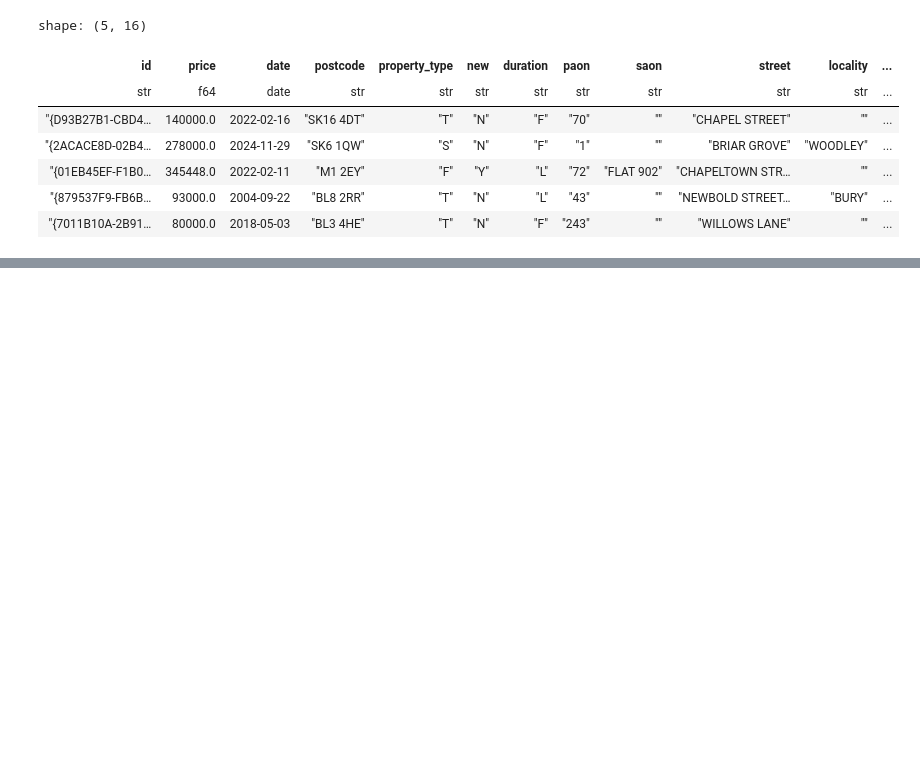
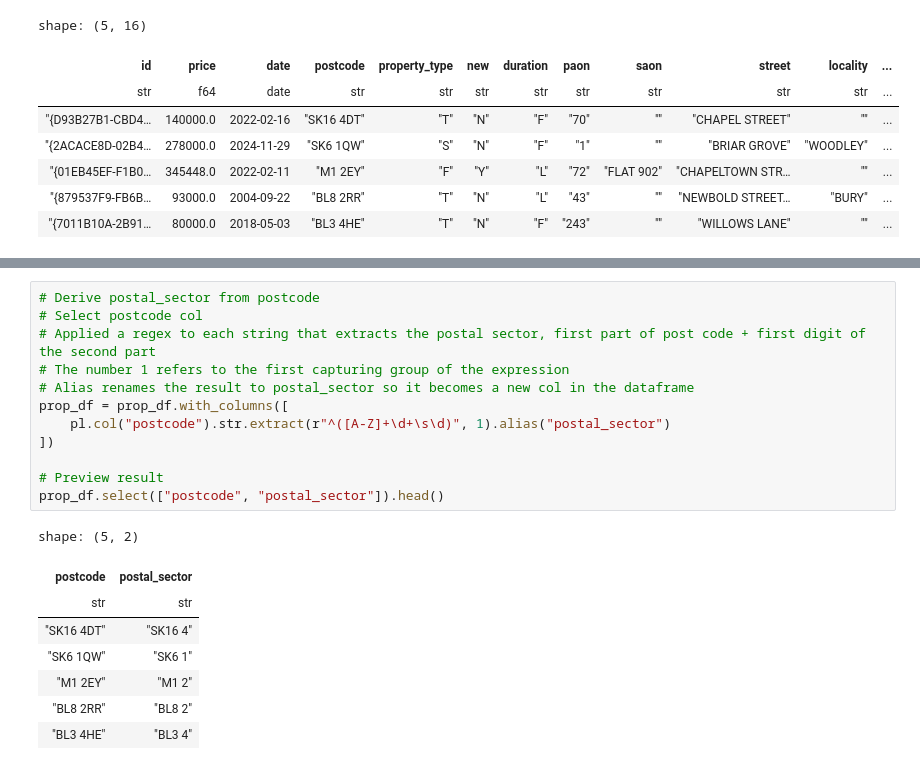
Before and after one commit to Luca-maxwell99/manchester-property-challenge-lbg, a Jupyter notebook: notebooks/data_wrangling.ipynb, the cells around one changed output, grey strips where cells are left out. Drawn from its saved outputs; the diff is of its cells as text; blank space fills up the shorter version.

```diff
--- a/notebooks/exploration_01.ipynb
+++ b/notebooks/data_wrangling.ipynb
@@ -256,0 +342,21 @@ shape: (5, 16)
+# %%
+# Derive postal_sector from postcode
+# Select postcode col
+# Applied a regex to each string that extracts the postal sector, first part of post code + first digit of the second part
+# The number 1 refers to the first capturing group of the expression
+# Alias renames the result to postal_sector so it becomes a new col in the dataframe
+prop_df = prop_df.with_columns([
+    pl.col("postcode").str.extract(r"^([A-Z]+\d+\s\d)", 1).alias("postal_sector")
+])
+
+# Preview result
+prop_df.select(["postcode", "postal_sector"]).head()
+# %% [output]
+shape: (5, 2)
+| postcode | postal_sector |
+| str | str |
+| "SK16 4DT" | "SK16 4" |
+| "SK6 1QW" | "SK6 1" |
+| "M1 2EY" | "M1 2" |
+| "BL8 2RR" | "BL8 2" |
+| "BL3 4HE" | "BL3 4" |
```
Also changed, not shown: parts of 11 cells of this notebook.
